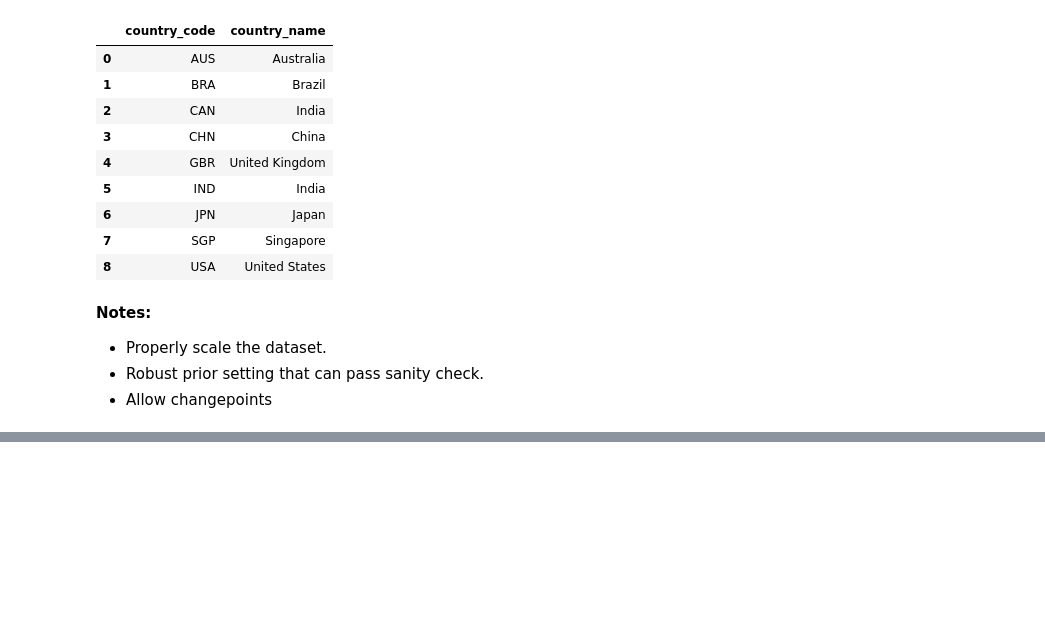
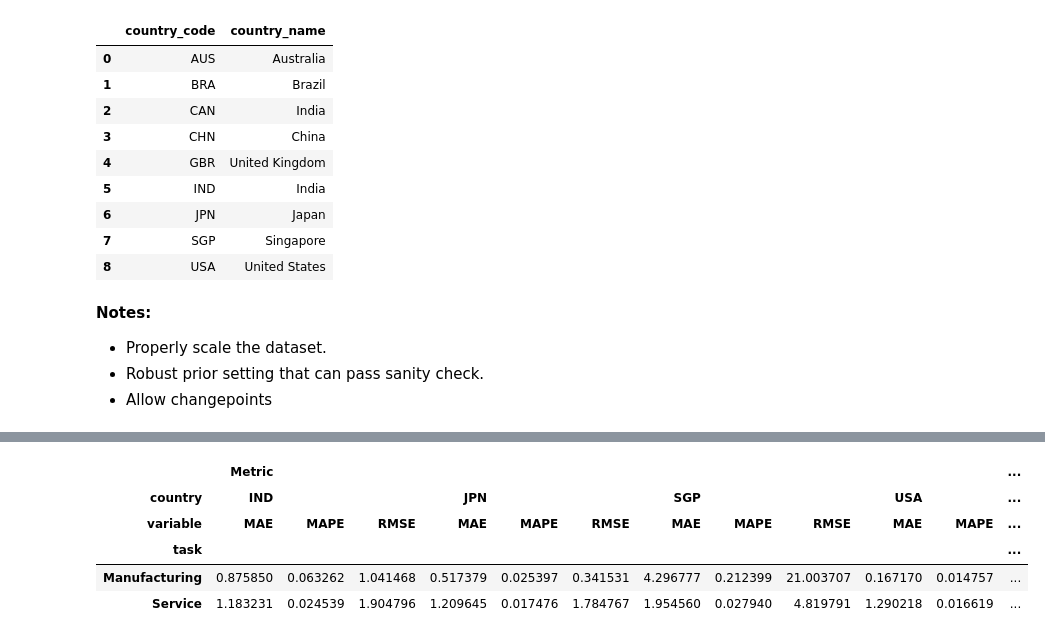
Before and after one commit to HannahFromAland/Accenture4-Evaluating-the-Attractiveness-of-a-Country, a Jupyter notebook: Model/PyMC3/pymc3-prophet-v2.ipynb, the cells around one changed output, grey strips where cells are left out. Cells and saved outputs as stored; diff of their text form; code cells hidden in the pictures; blank space fills up the shorter version.

```diff
--- a/Model/PyMC3/pymc3-prophet-v2.ipynb
+++ b/Model/PyMC3/pymc3-prophet-v2.ipynb
@@ -252,0 +310,11 @@ for task, y_label, data_contries in [
+# %%
+results.query('country not in ["AUS", "BRA", "CAN", "CHN", "GBR"]') \
+    .melt(id_vars=['task', 'country'], value_vars=['MAE','RMSE','MAPE'], value_name='Metric') \
+    .pivot_table(index=['task'], columns=['country', 'variable'], values=['Metric'])
+# %% [output]
+|  | Metric |  |  |  |  |  |  |  |  |  |  | ... |
+| country | IND |  |  | JPN |  |  | SGP |  |  | USA |  | ... |
+| variable | MAE | MAPE | RMSE | MAE | MAPE | RMSE | MAE | MAPE | RMSE | MAE | MAPE | ... |
+| task |  |  |  |  |  |  |  |  |  |  |  | ... |
+| Manufacturing | 0.875850 | 0.063262 | 1.041468 | 0.517379 | 0.025397 | 0.341531 | 4.296777 | 0.212399 | 21.003707 | 0.167170 | 0.014757 | ... |
+| Service | 1.183231 | 0.024539 | 1.904796 | 1.209645 | 0.017476 | 1.784767 | 1.954560 | 0.027940 | 4.819791 | 1.290218 | 0.016619 | ... |
```
Also changed, not shown: parts of 7 cells of this notebook, 18 other files.
